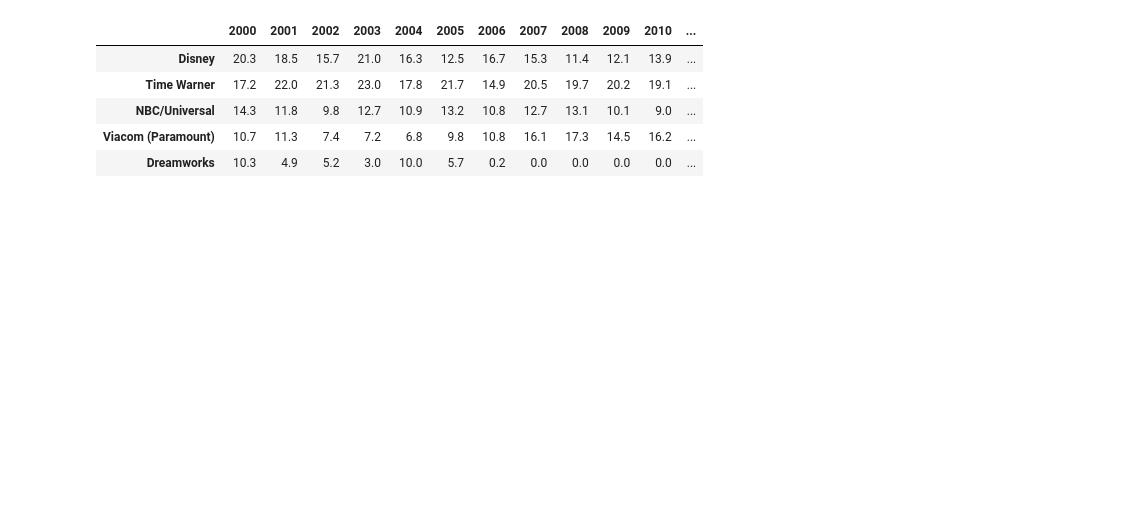
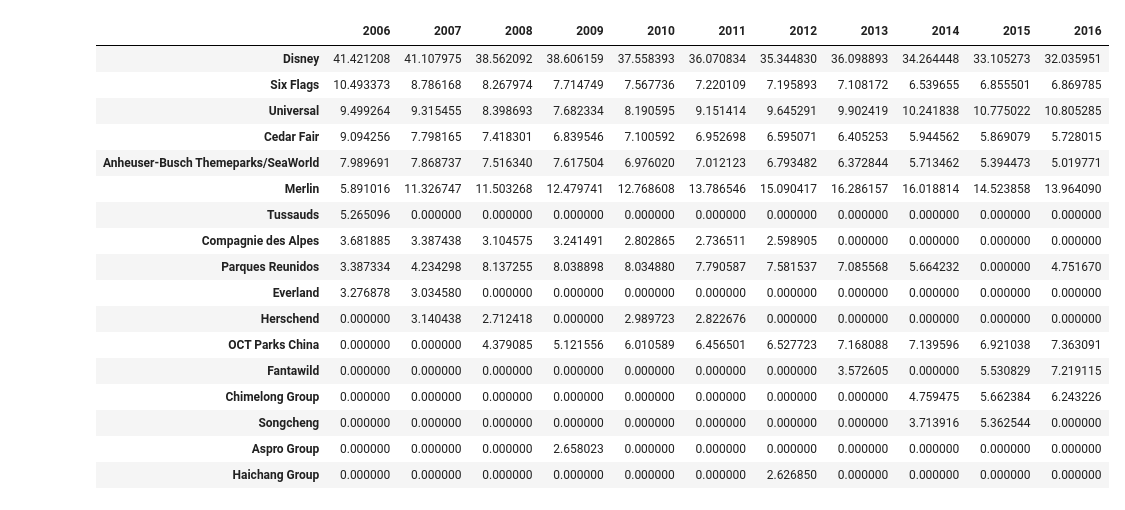
Before and after one commit to RobertHamberg/zooi, a Jupyter notebook: WDC.ipynb, the cells around one changed output. Saved outputs shown, nothing was run; the diff lists cells and outputs as text; code cells hidden in the pictures; blank space fills up the shorter version.

```diff
--- a/WDC.ipynb
+++ b/WDC.ipynb
@@ -76,10 +66,21 @@ fs_ms = pd.read_excel(open('film studios market shares.xlsx','rb'), sheetname='m
-# %%
-tp_ms.head()
-fs_ms.head()
-# %% [output]
-|  | 2000 | 2001 | 2002 | 2003 | 2004 | 2005 | 2006 | 2007 | 2008 | 2009 | 2010 | ... |
-| Disney | 20.3 | 18.5 | 15.7 | 21.0 | 16.3 | 12.5 | 16.7 | 15.3 | 11.4 | 12.1 | 13.9 | ... |
-| Time Warner | 17.2 | 22.0 | 21.3 | 23.0 | 17.8 | 21.7 | 14.9 | 20.5 | 19.7 | 20.2 | 19.1 | ... |
-| NBC/Universal | 14.3 | 11.8 | 9.8 | 12.7 | 10.9 | 13.2 | 10.8 | 12.7 | 13.1 | 10.1 | 9.0 | ... |
-| Viacom (Paramount) | 10.7 | 11.3 | 7.4 | 7.2 | 6.8 | 9.8 | 10.8 | 16.1 | 17.3 | 14.5 | 16.2 | ... |
-| Dreamworks | 10.3 | 4.9 | 5.2 | 3.0 | 10.0 | 5.7 | 0.2 | 0.0 | 0.0 | 0.0 | 0.0 | ... |
+# %%
+tp_ms
+# %% [output]
+|  | 2006 | 2007 | 2008 | 2009 | 2010 | 2011 | 2012 | 2013 | 2014 | 2015 | 2016 |
+| Disney | 41.421208 | 41.107975 | 38.562092 | 38.606159 | 37.558393 | 36.070834 | 35.344830 | 36.098893 | 34.264448 | 33.105273 | 32.035951 |
+| Six Flags | 10.493373 | 8.786168 | 8.267974 | 7.714749 | 7.567736 | 7.220109 | 7.195893 | 7.108172 | 6.539655 | 6.855501 | 6.869785 |
+| Universal | 9.499264 | 9.315455 | 8.398693 | 7.682334 | 8.190595 | 9.151414 | 9.645291 | 9.902419 | 10.241838 | 10.775022 | 10.805285 |
+| Cedar Fair | 9.094256 | 7.798165 | 7.418301 | 6.839546 | 7.100592 | 6.952698 | 6.595071 | 6.405253 | 5.944562 | 5.869079 | 5.728015 |
+| Anheuser-Busch Themeparks/SeaWorld | 7.989691 | 7.868737 | 7.516340 | 7.617504 | 6.976020 | 7.012123 | 6.793482 | 6.372844 | 5.713462 | 5.394473 | 5.019771 |
+| Merlin | 5.891016 | 11.326747 | 11.503268 | 12.479741 | 12.768608 | 13.786546 | 15.090417 | 16.286157 | 16.018814 | 14.523858 | 13.964090 |
+| Tussauds | 5.265096 | 0.000000 | 0.000000 | 0.000000 | 0.000000 | 0.000000 | 0.000000 | 0.000000 | 0.000000 | 0.000000 | 0.000000 |
+| Compagnie des Alpes | 3.681885 | 3.387438 | 3.104575 | 3.241491 | 2.802865 | 2.736511 | 2.598905 | 0.000000 | 0.000000 | 0.000000 | 0.000000 |
+| Parques Reunidos | 3.387334 | 4.234298 | 8.137255 | 8.038898 | 8.034880 | 7.790587 | 7.581537 | 7.085568 | 5.664232 | 0.000000 | 4.751670 |
+| Everland | 3.276878 | 3.034580 | 0.000000 | 0.000000 | 0.000000 | 0.000000 | 0.000000 | 0.000000 | 0.000000 | 0.000000 | 0.000000 |
+| Herschend | 0.000000 | 3.140438 | 2.712418 | 0.000000 | 2.989723 | 2.822676 | 0.000000 | 0.000000 | 0.000000 | 0.000000 | 0.000000 |
+| OCT Parks China | 0.000000 | 0.000000 | 4.379085 | 5.121556 | 6.010589 | 6.456501 | 6.527723 | 7.168088 | 7.139596 | 6.921038 | 7.363091 |
+| Fantawild | 0.000000 | 0.000000 | 0.000000 | 0.000000 | 0.000000 | 0.000000 | 0.000000 | 3.572605 | 0.000000 | 5.530829 | 7.219115 |
+| Chimelong Group | 0.000000 | 0.000000 | 0.000000 | 0.000000 | 0.000000 | 0.000000 | 0.000000 | 0.000000 | 4.759475 | 5.662384 | 6.243226 |
+| Songcheng | 0.000000 | 0.000000 | 0.000000 | 0.000000 | 0.000000 | 0.000000 | 0.000000 | 0.000000 | 3.713916 | 5.362544 | 0.000000 |
+| Aspro Group | 0.000000 | 0.000000 | 0.000000 | 2.658023 | 0.000000 | 0.000000 | 0.000000 | 0.000000 | 0.000000 | 0.000000 | 0.000000 |
+| Haichang Group | 0.000000 | 0.000000 | 0.000000 | 0.000000 | 0.000000 | 0.000000 | 2.626850 | 0.000000 | 0.000000 | 0.000000 | 0.000000 |
```
Also changed, not shown: parts of 27 cells of this notebook.
